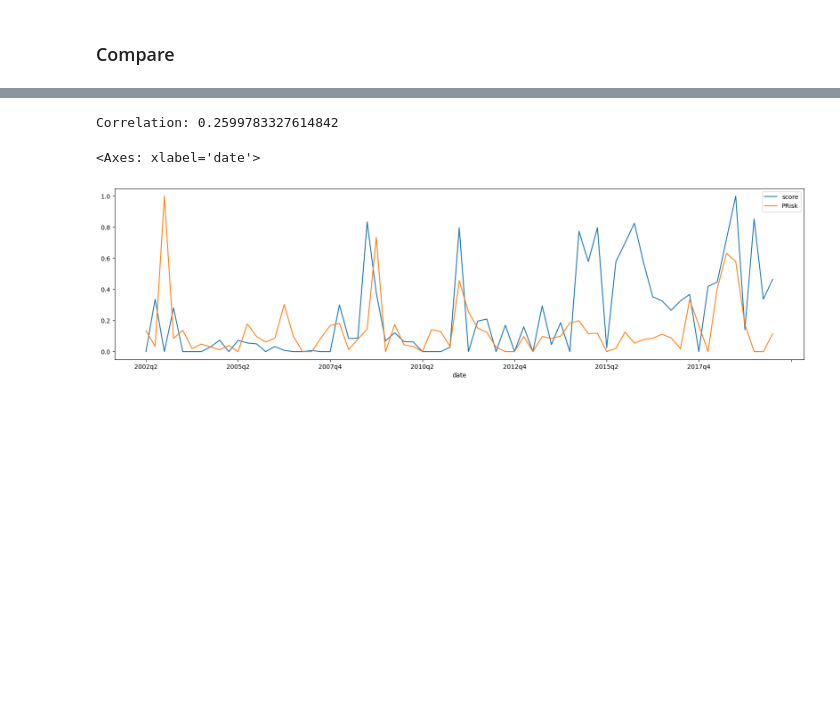
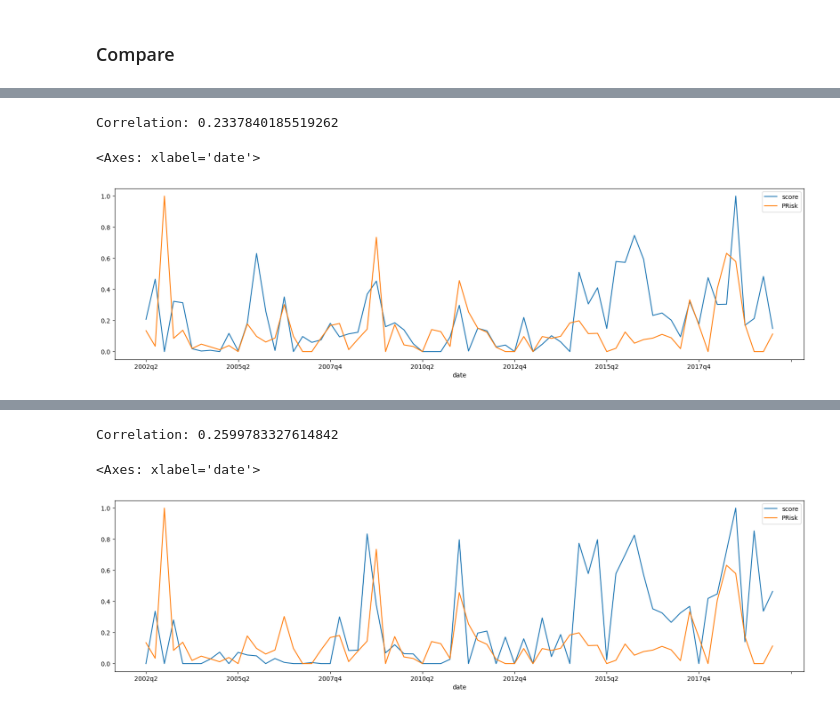
Before and after one commit to jfan1256/fenui, a Jupyter notebook: exec_research/exec_check/check_aapl_qa.ipynb, the cells around one changed output, grey strips where cells are left out. Drawn from its saved outputs; the diff is of its cells as text; code cells hidden in the pictures; blank space fills up the shorter version.

```diff
--- a/exec_research/exec_check/check_aapl_qa.ipynb
+++ b/exec_research/exec_check/check_aapl_qa.ipynb
@@ -255,0 +322,8 @@ compare[columns_to_scale] = scaler.fit_transform(compare[columns_to_scale])
+# %%
+# Preprocess
+print("Correlation:", compare['score'].corr(compare['PRisk']))
+compare.plot(figsize=(20,5))
+# %% [output]
+Correlation: 0.2337840185519262
+<Axes: xlabel='date'>
+[figure, added]
```
Also changed, not shown: parts of 20 cells of this notebook, 7 other files.
